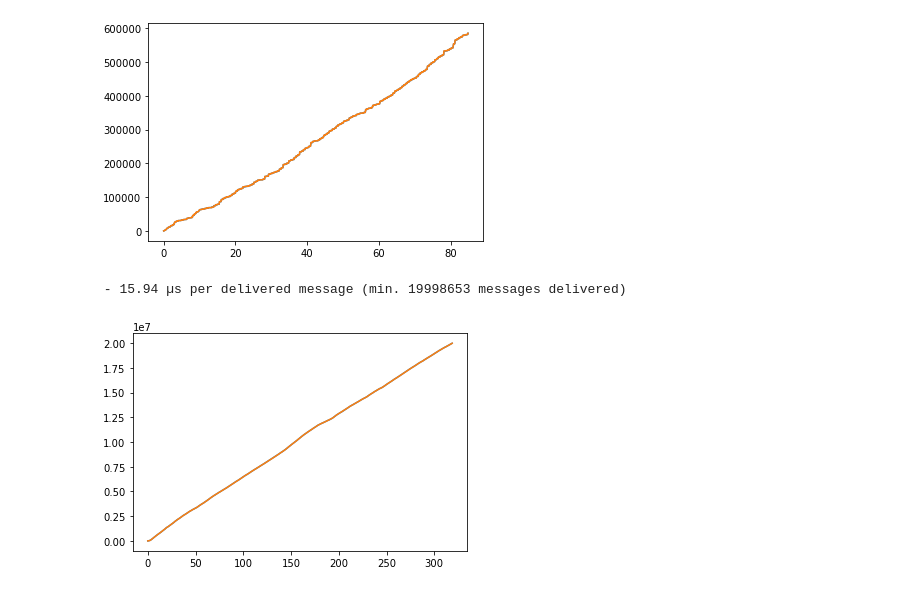
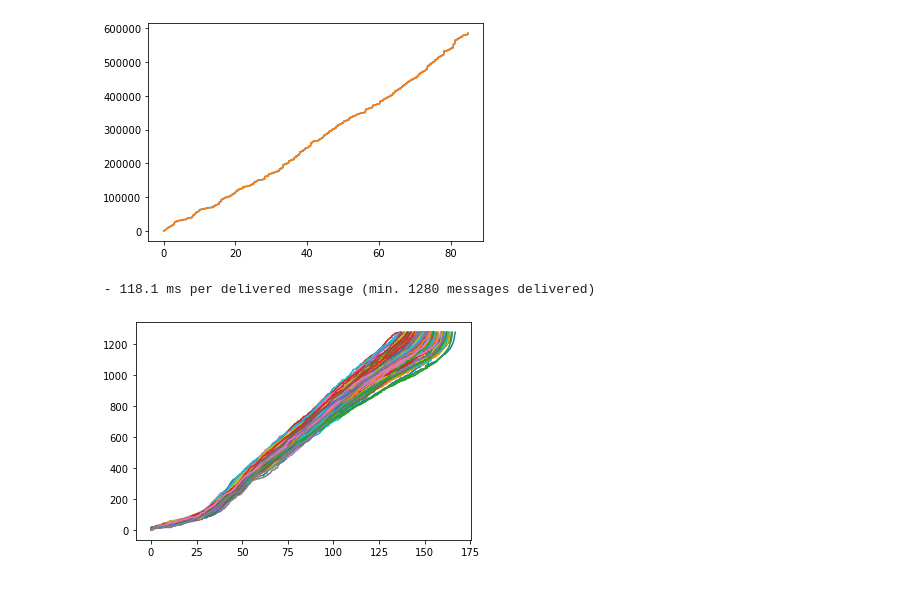
Before and after one commit to robinmamie/distributed-algorithms, a Jupyter notebook: timings.ipynb, the cells around one changed output. Saved outputs shown, nothing was run; the diff lists cells and outputs as text; code cells hidden in the pictures.

```diff
--- a/timings.ipynb
+++ b/timings.ipynb
@@ -56,7 +56,7 @@ graph(2)
  - 145.0 µs per delivered message (min. 584886 messages delivered)
 [figure]
 # %%
-graph(2)
+graph(128)
 # %% [output]
- - 15.94 µs per delivered message (min. 19998653 messages delivered)
+ - 118.1 ms per delivered message (min. 1280 messages delivered)
-[figure, old version]
+[figure, new version]
```
Also changed, not shown: parts of 1 cell of this notebook, 7 other files.
